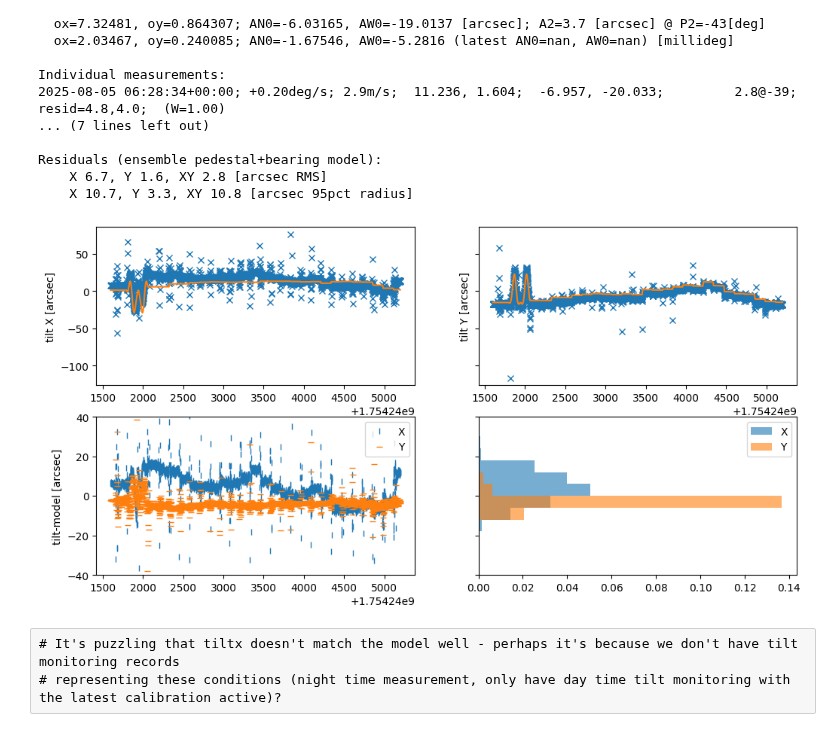
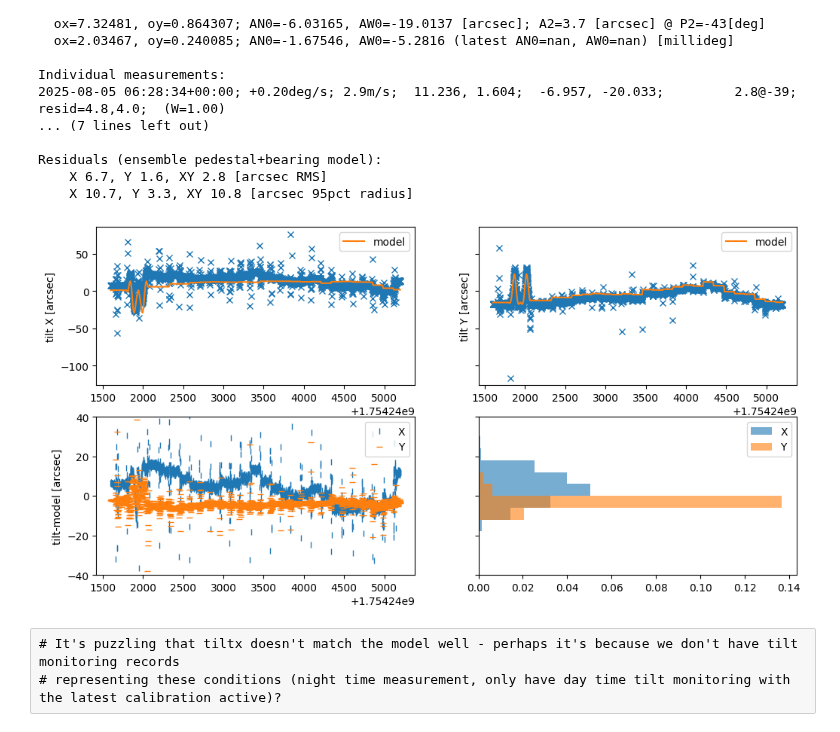
Before and after one commit to ska-sa/dvs, a Jupyter notebook: notebooks/Tiltmeter Demo.ipynb, the cells around one changed output. Cells and saved outputs as stored; diff of their text form; code cells hidden in the pictures.

```diff
--- a/notebooks/Tiltmeter Demo.ipynb
+++ b/notebooks/Tiltmeter Demo.ipynb
@@ -290,21 +290,21 @@ Residuals (ensemble pedestal+bearing model):
 # %%
 # Compare the measured tilt to the model tilt. Use [0] for ensamble mean or [-1] for latest
 mx, my = modeltilt(az, el, ox[0], oy[0], an0[0], aw0[0], a2[0], p2[0]*180/np.pi)
 axs = plt.subplots(2,2, sharey='row', figsize=(12,6))[1]
 
-axs[0][0].plot(TS, tiltx, 'x'); axs[0][0].plot(TS, mx, '-')
-axs[0][0].set_ylabel("tilt X [arcsec]")
-axs[0][1].plot(TS, tilty, 'x'); axs[0][1].plot(TS, my, '-')
-axs[0][1].set_ylabel("tilt Y [arcsec]")
+axs[0][0].plot(TS, tiltx, 'x'); axs[0][0].plot(TS, mx, '-', label='model')
+axs[0][0].set_ylabel("tilt X [arcsec]"); axs[0][0].legend()
+axs[0][1].plot(TS, tilty, 'x'); axs[0][1].plot(TS, my, '-', label='model')
+axs[0][1].set_ylabel("tilt Y [arcsec]"); axs[0][1].legend()
 
 # These residuals should be zero mean, except for sun and wind influence
 axs[1][0].plot(TS, tiltx-mx, '|', label="X")
 axs[1][0].plot(TS, tilty-my, '_', label="Y")
 axs[1][0].set_ylabel("tilt-model [arcsec]"); axs[1][0].legend(); axs[1][0].set_ylim(-40,40)
 axs[1][1].hist(tiltx-mx, range=(-30,30), orientation='horizontal', density=True, alpha=0.6, label="X")
 axs[1][1].hist(tilty-my, range=(-30,30), orientation='horizontal', density=True, alpha=0.6, label="Y"); axs[1][1].legend();
 # %% [output]
-[figure, old version]
+[figure, new version]
 # %% [raw]
 # It's puzzling that tiltx doesn't match the model well - perhaps it's because we don't have tilt monitoring records
 # representing these conditions (night time measurement, only have day time tilt monitoring with the latest calibration active)?
```
Also changed, not shown: parts of 9 cells of this notebook.
